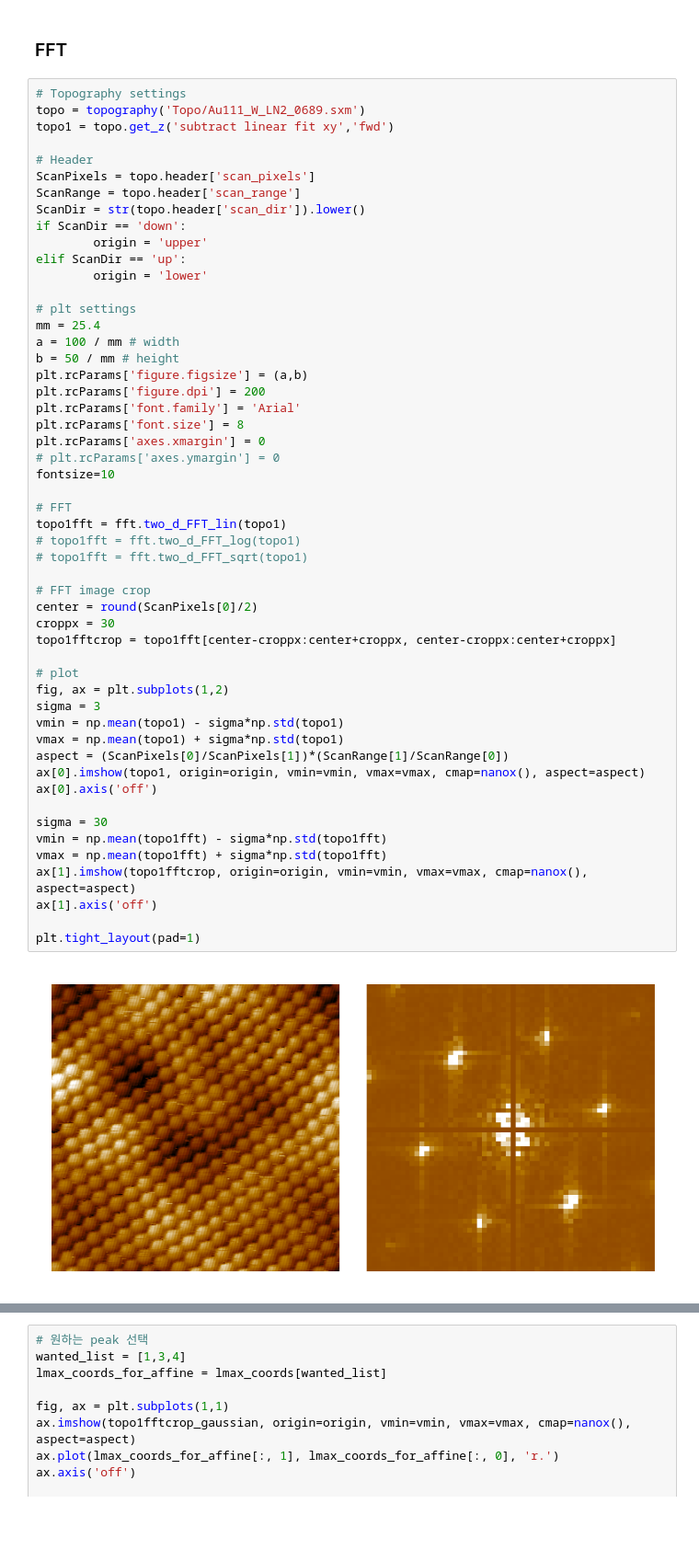
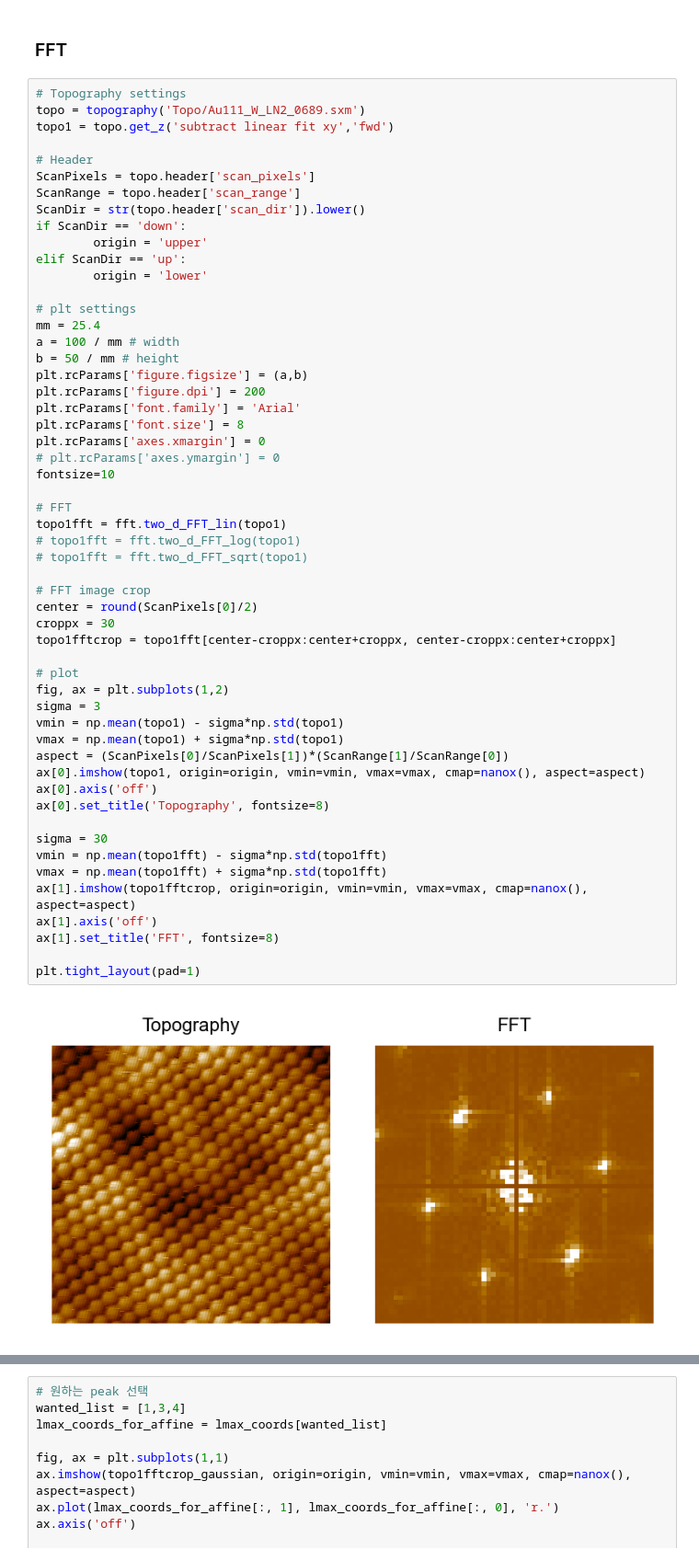
Before and after one commit to lemonmelon9/python_prac, a Jupyter notebook: affine_transform_prac.ipynb, the cells around one changed output, grey strips where cells are left out. Shown at 92% size. Saved outputs shown, nothing was run; the diff lists cells and outputs as text; blank space fills up the shorter version.

```diff
--- a/affine_transform_prac.ipynb
+++ b/affine_transform_prac.ipynb
@@ -38,32 +40,34 @@ plt.rcParams['axes.xmargin'] = 0
 # plt.rcParams['axes.ymargin'] = 0
 fontsize=10
 
 # FFT
 topo1fft = fft.two_d_FFT_lin(topo1)
 # topo1fft = fft.two_d_FFT_log(topo1)
 # topo1fft = fft.two_d_FFT_sqrt(topo1)
 
 # FFT image crop
 center = round(ScanPixels[0]/2)
 croppx = 30
 topo1fftcrop = topo1fft[center-croppx:center+croppx, center-croppx:center+croppx]
 
 # plot
 fig, ax = plt.subplots(1,2)
 sigma = 3
 vmin = np.mean(topo1) - sigma*np.std(topo1)
 vmax = np.mean(topo1) + sigma*np.std(topo1)
 aspect = (ScanPixels[0]/ScanPixels[1])*(ScanRange[1]/ScanRange[0])
 ax[0].imshow(topo1, origin=origin, vmin=vmin, vmax=vmax, cmap=nanox(), aspect=aspect)
 ax[0].axis('off')
+ax[0].set_title('Topography', fontsize=8)
 
 sigma = 30
 vmin = np.mean(topo1fft) - sigma*np.std(topo1fft)
 vmax = np.mean(topo1fft) + sigma*np.std(topo1fft)
 ax[1].imshow(topo1fftcrop, origin=origin, vmin=vmin, vmax=vmax, cmap=nanox(), aspect=aspect)
 ax[1].axis('off')
+ax[1].set_title('FFT', fontsize=8)
 
 plt.tight_layout(pad=1)
 # %% [output]
-[figure, old version]
+[figure, new version]
 # %% [markdown]
```
Also changed, not shown: parts of 23 cells of this notebook.
